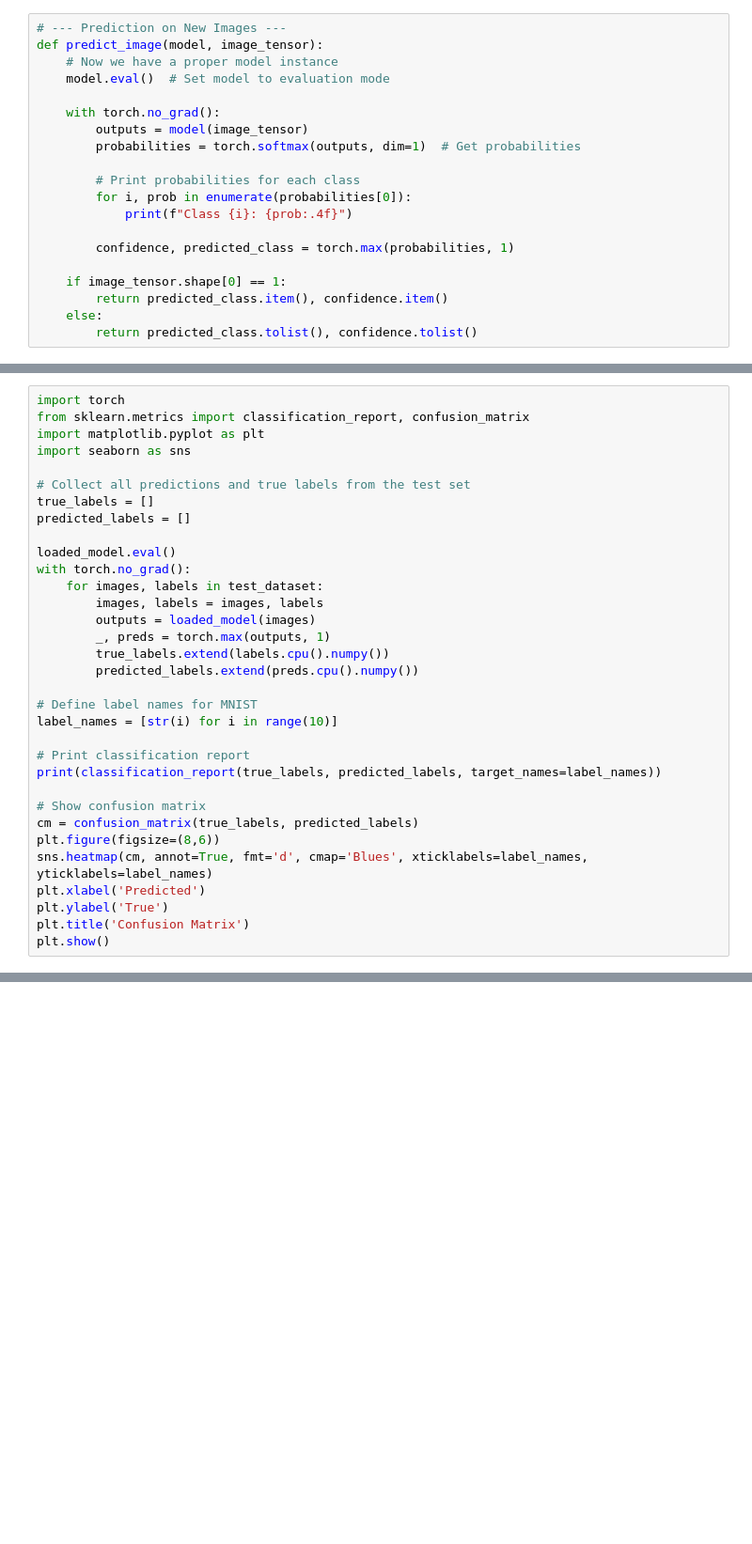
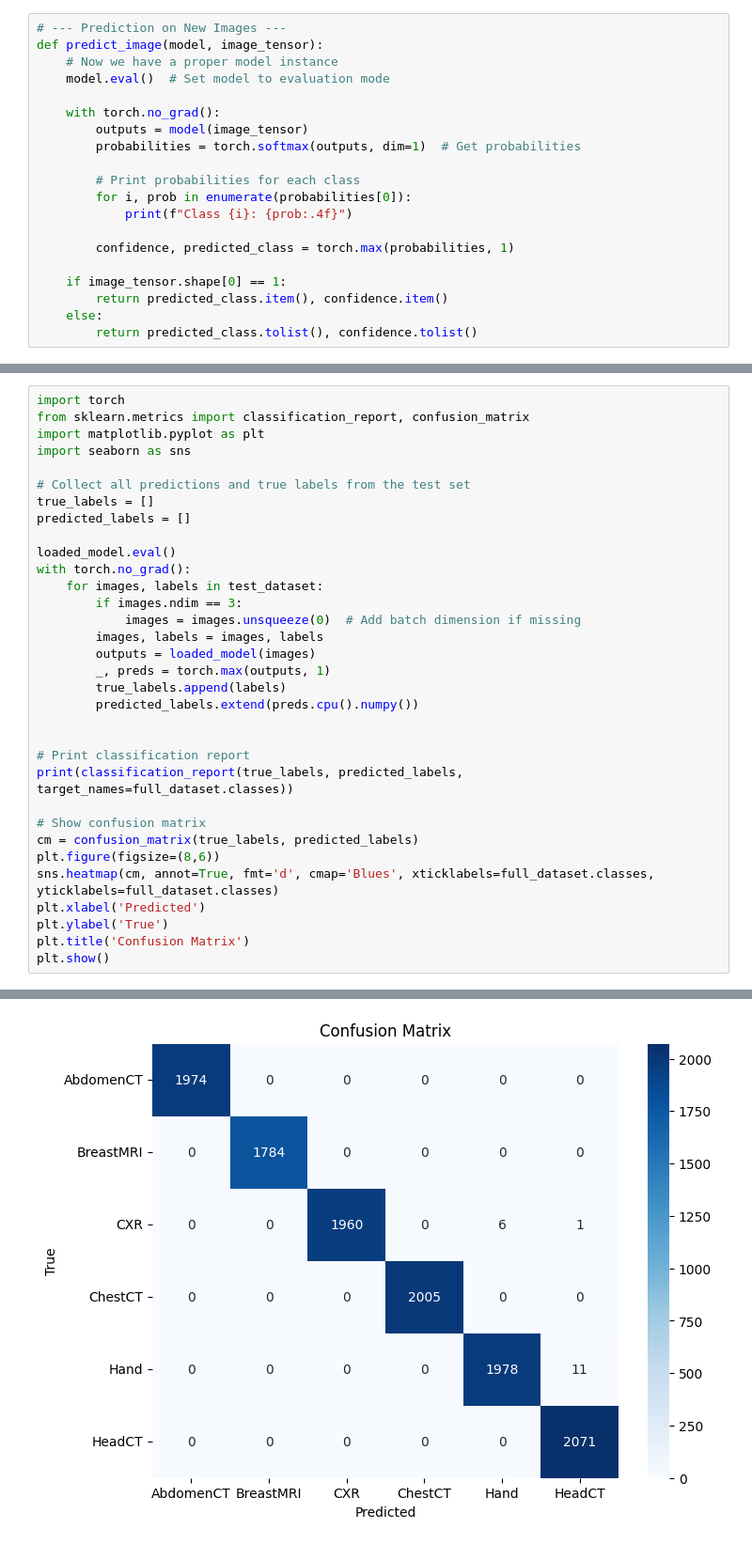
Before and after one commit to pk-2004/quantum-classification, a Jupyter notebook: HQNN/medical_mnist/HQNN-Parallel-local.ipynb, the cells around one changed output, grey strips where cells are left out. Shown at 94% size. Saved outputs shown, nothing was run; the diff lists cells and outputs as text; blank space fills up the shorter version.

```diff
--- a/HQNN/medical_mnist/HQNN-Parallel-local.ipynb
+++ b/HQNN/medical_mnist/HQNN-Parallel-local.ipynb
@@ -744,23 +757,24 @@ predicted_labels = []
 loaded_model.eval()
 with torch.no_grad():
     for images, labels in test_dataset:
+        if images.ndim == 3:
+            images = images.unsqueeze(0)  # Add batch dimension if missing
         images, labels = images, labels
         outputs = loaded_model(images)
         _, preds = torch.max(outputs, 1)
-        true_labels.extend(labels.cpu().numpy())
+        true_labels.append(labels)
         predicted_labels.extend(preds.cpu().numpy())
 
-# Define label names for MNIST
-label_names = [str(i) for i in range(10)]
 
 # Print classification report
-print(classification_report(true_labels, predicted_labels, target_names=label_names))
+print(classification_report(true_labels, predicted_labels, target_names=full_dataset.classes))
 
 # Show confusion matrix
 cm = confusion_matrix(true_labels, predicted_labels)
 plt.figure(figsize=(8,6))
-sns.heatmap(cm, annot=True, fmt='d', cmap='Blues', xticklabels=label_names, yticklabels=label_names)
+sns.heatmap(cm, annot=True, fmt='d', cmap='Blues', xticklabels=full_dataset.classes, yticklabels=full_dataset.classes)
 plt.xlabel('Predicted')
 plt.ylabel('True')
 plt.title('Confusion Matrix')
 plt.show()
+# %% [output]
@@ -766,0 +793 @@ plt.show()
+[figure, added]
```
Also changed, not shown: parts of 6 cells of this notebook, 1 other file.
